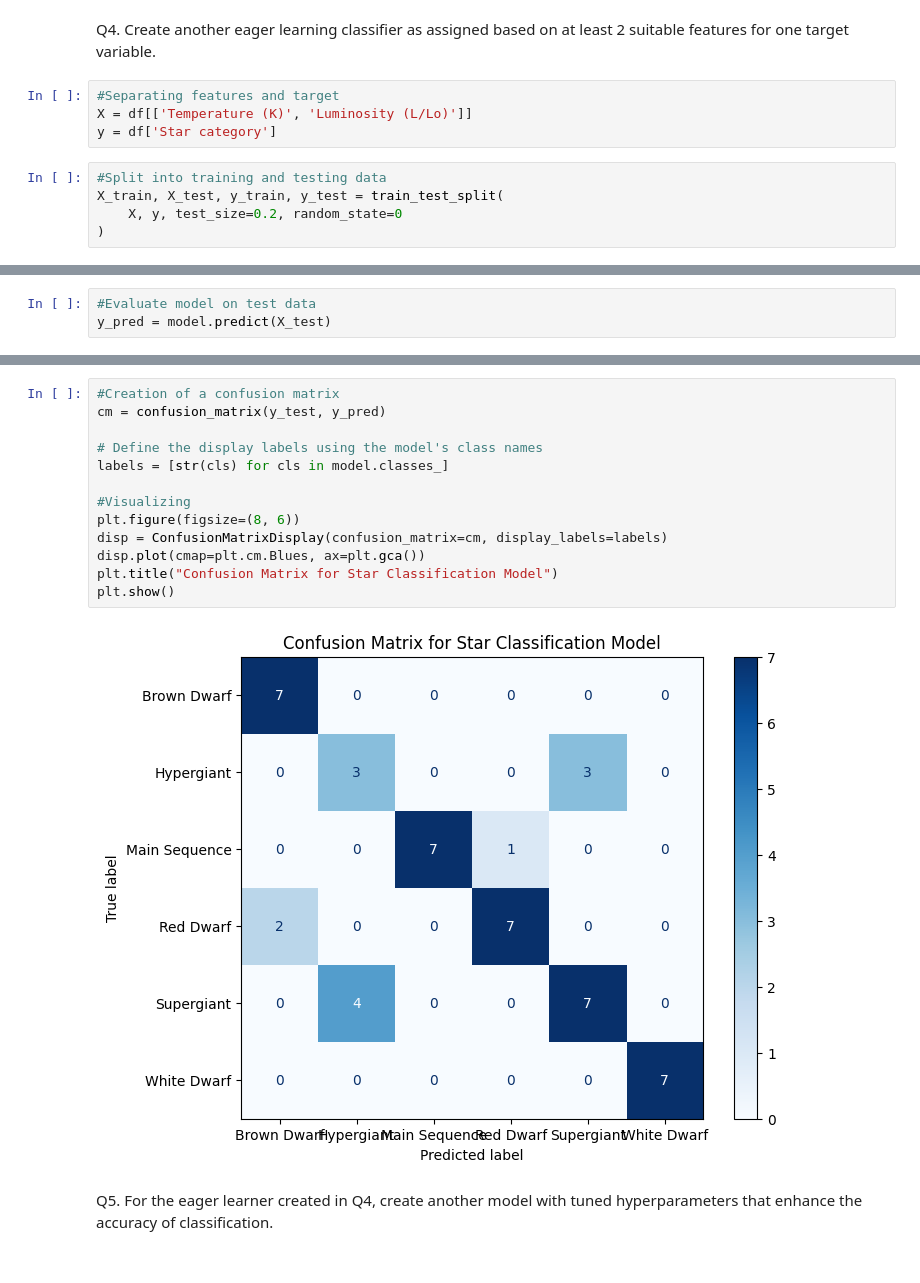
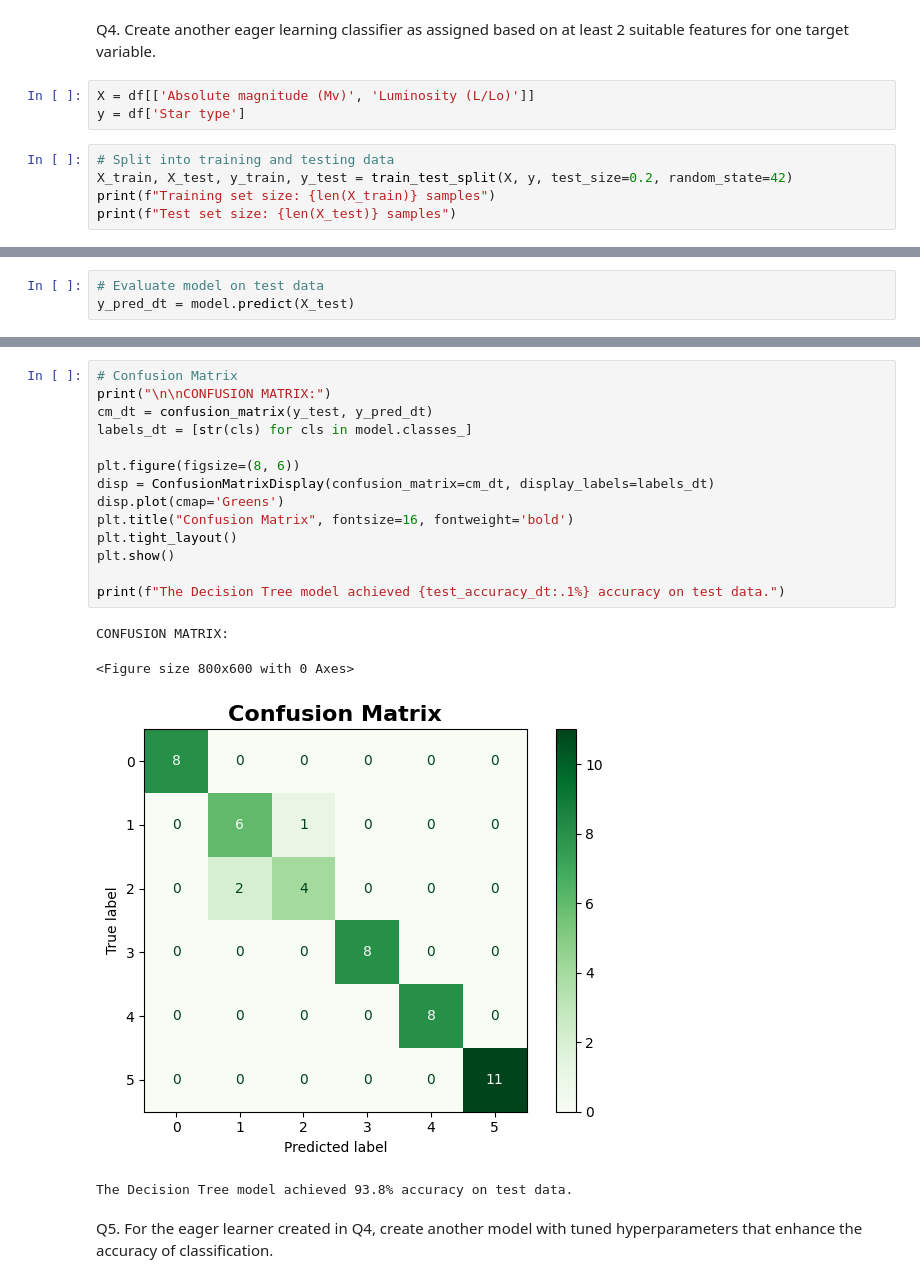
Before and after one commit to IreneWanjiruKariuki/AI-Coursework-2025, a Jupyter notebook: Stars_Classification.ipynb, the cells around one changed output, grey strips where cells are left out. Saved outputs shown, nothing was run; the diff lists cells and outputs as text.

```diff
--- a/Stars_Classification.ipynb
+++ b/Stars_Classification.ipynb
@@ -270,11 +414,10 @@ Mean cross-validation accuracy: 0.8701754385964913
 Q4. Create another eager learning classifier as assigned based on at least 2 suitable
 features for one target variable.
 # %%
-#Separating features and target
-X = df[['Temperature (K)', 'Luminosity (L/Lo)']]
-y = df['Star category']
+X = df[['Absolute magnitude (Mv)', 'Luminosity (L/Lo)']]
+y = df['Star type']
 # %%
-#Split into training and testing data
-X_train, X_test, y_train, y_test = train_test_split(
-    X, y, test_size=0.2, random_state=0
-)
+# Split into training and testing data
+X_train, X_test, y_train, y_test = train_test_split(X, y, test_size=0.2, random_state=42)
+print(f"Training set size: {len(X_train)} samples")
+print(f"Test set size: {len(X_test)} samples")
@@ -295,4 +454,4 @@ plt.show()
 # %%
-#Evaluate model on test data
-y_pred = model.predict(X_test)
+# Evaluate model on test data
+y_pred_dt = model.predict(X_test)
 # %%
@@ -324,18 +495,22 @@ Mean Cross-Validation Accuracy: 0.775
 # %%
-#Creation of a confusion matrix
-cm = confusion_matrix(y_test, y_pred)
+# Confusion Matrix
+print("\n\nCONFUSION MATRIX:")
+cm_dt = confusion_matrix(y_test, y_pred_dt)
+labels_dt = [str(cls) for cls in model.classes_]
 
-# Define the display labels using the model's class names
-labels = [str(cls) for cls in model.classes_]
+plt.figure(figsize=(8, 6))
+disp = ConfusionMatrixDisplay(confusion_matrix=cm_dt, display_labels=labels_dt)
+disp.plot(cmap='Greens')
+plt.title("Confusion Matrix", fontsize=16, fontweight='bold')
+plt.tight_layout()
+plt.show()
 
-#Visualizing
-plt.figure(figsize=(8, 6))
-disp = ConfusionMatrixDisplay(confusion_matrix=cm, display_labels=labels)
-disp.plot(cmap=plt.cm.Blues, ax=plt.gca())
-plt.title("Confusion Matrix for Star Classification Model")
-plt.show()
+print(f"The Decision Tree model achieved {test_accuracy_dt:.1%} accuracy on test data.")
 # %% [output]
+CONFUSION MATRIX:
+<Figure size 800x600 with 0 Axes>
-[figure, old version]
+[figure, new version]
+The Decision Tree model achieved 93.8% accuracy on test data.
 # %% [markdown]
 Q5. For the eager learner created in Q4, create another model with tuned
 hyperparameters that enhance the accuracy of classification.
```
Also changed, not shown: parts of 41 cells of this notebook.
